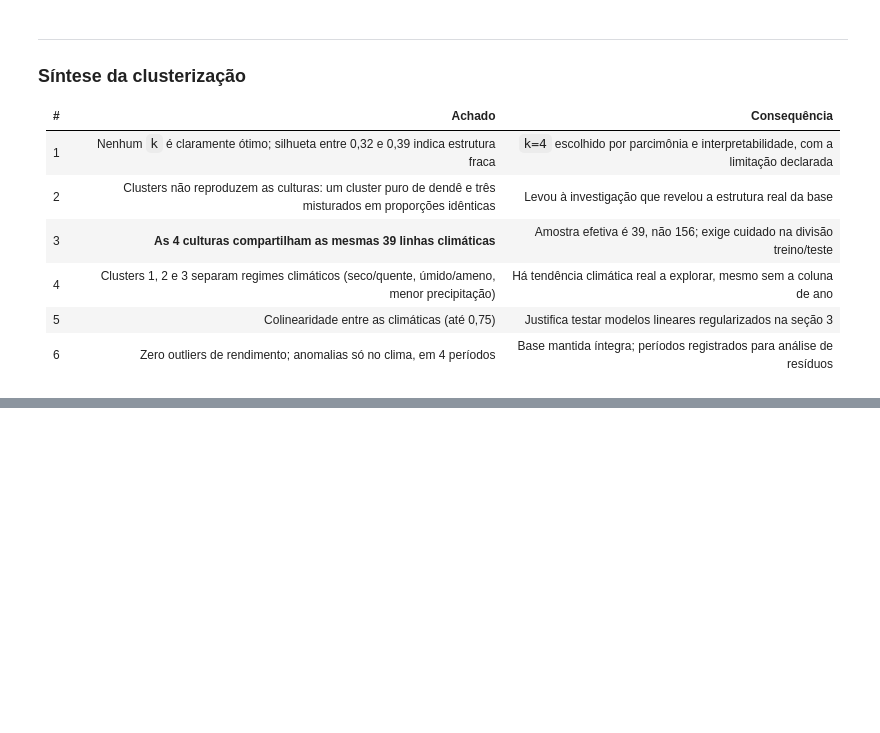
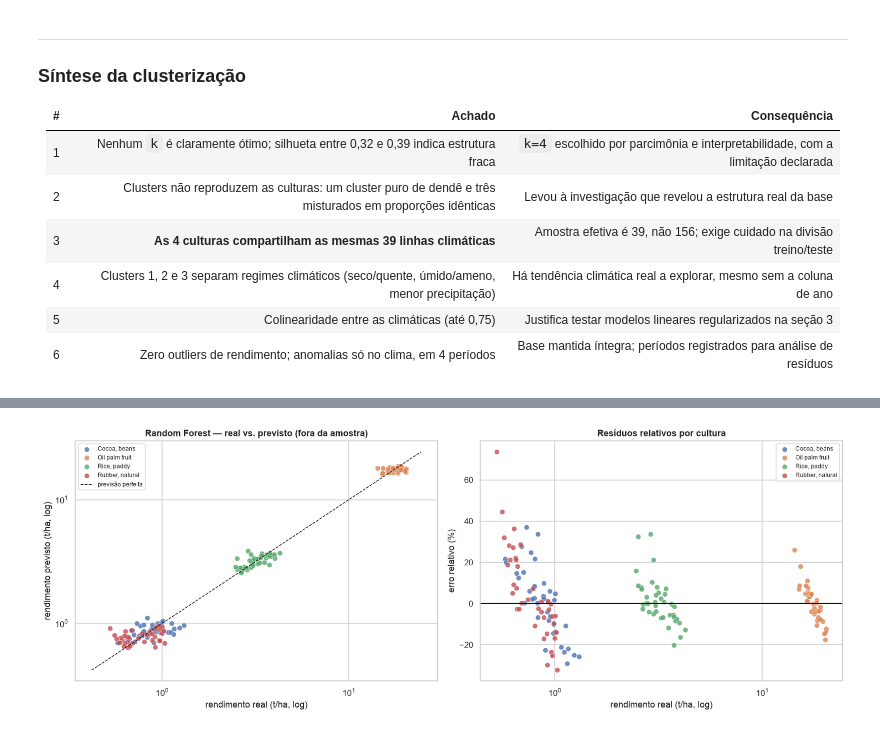
Before and after one commit to kainan-beep/fiap05cap1, a Jupyter notebook: KainanBilibioAguiar_rm570594_pbl_fase4.ipynb, the cells around one changed output, grey strips where cells are left out. Drawn from its saved outputs; the diff is of its cells as text; code cells hidden in the pictures; blank space fills up the shorter version.

```diff
--- a/KainanBilibioAguiar_rm570594_pbl_fase4.ipynb
+++ b/KainanBilibioAguiar_rm570594_pbl_fase4.ipynb
@@ -1021,0 +1403,34 @@ modelos da seção 3 errar sistematicamente nesses períodos, saberemos onde olh
+# %%
+fig, (ax1, ax2) = plt.subplots(1, 2, figsize=(15, 5.5))
+
+# Real vs previsto, em escala log para acomodar a diferenca de 22x entre culturas
+for cultura in culturas:
+    m = (df["cultura"] == cultura).values
+    ax1.scatter(y[m], pred_final[m], label=cultura, s=45, alpha=0.8,
+                edgecolor="white", linewidth=0.4)
+
+limites = [y.min() * 0.8, y.max() * 1.2]
+ax1.plot(limites, limites, "k--", linewidth=1, label="previsão perfeita")
+ax1.set_xscale("log"); ax1.set_yscale("log")
+ax1.set_xlabel("rendimento real (t/ha, log)")
+ax1.set_ylabel("rendimento previsto (t/ha, log)")
+ax1.set_title(f"{MODELO_ESCOLHIDO} — real vs. previsto (fora da amostra)")
+ax1.legend(fontsize=8)
+
+# Residuos: erro relativo, para comparar culturas de escalas distintas
+residuo_relativo = (pred_final - y) / y * 100
+for cultura in culturas:
+    m = (df["cultura"] == cultura).values
+    ax2.scatter(y[m], residuo_relativo[m], label=cultura, s=45, alpha=0.8,
+                edgecolor="white", linewidth=0.4)
+ax2.axhline(0, color="black", linewidth=1.2)
+ax2.set_xscale("log")
+ax2.set_xlabel("rendimento real (t/ha, log)")
+ax2.set_ylabel("erro relativo (%)")
+ax2.set_title("Resíduos relativos por cultura")
+ax2.legend(fontsize=8)
+
+plt.tight_layout()
+plt.show()
+# %% [output]
+[figure, added]
```
Also changed, not shown: parts of 18 cells of this notebook.
